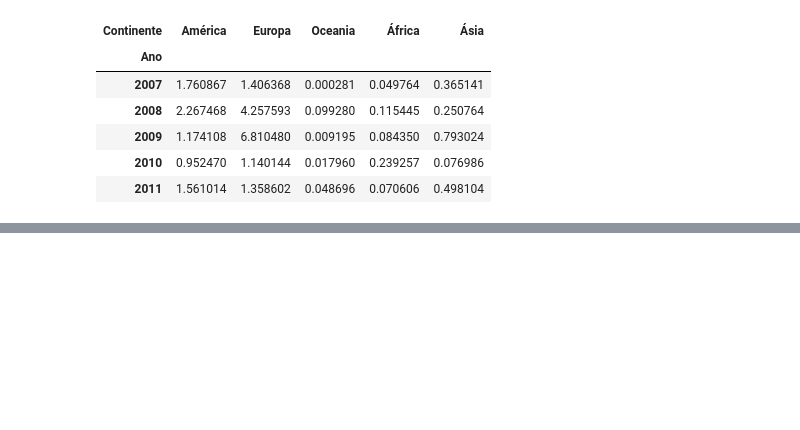
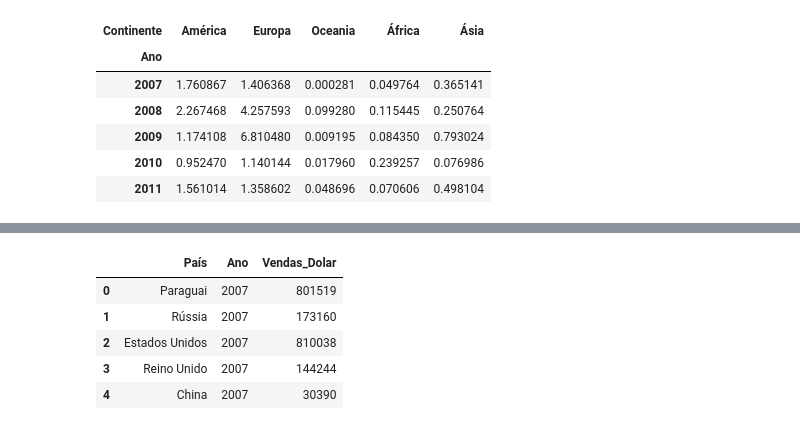
Before and after one commit to afonsosr2/techchallenge-grupo51, a Jupyter notebook: Desafio-vinhos.ipynb, the cells around one changed output, grey strips where cells are left out. Saved outputs shown, nothing was run; the diff lists cells and outputs as text; code cells hidden in the pictures; blank space fills up the shorter version.

```diff
--- a/Desafio-vinhos.ipynb
+++ b/Desafio-vinhos.ipynb
@@ -259,0 +278,10 @@ fig.show()
+# %%
+dados_dolar_anual_paises = dados_dolar_anual_paises.melt(id_vars = "País", value_vars=dados_dolar_anual_paises.columns[1:16], var_name="Ano", value_name="Vendas_Dolar")
+dados_dolar_anual_paises.head()
+# %% [output]
+|  | País | Ano | Vendas_Dolar |
+| 0 | Paraguai | 2007 | 801519 |
+| 1 | Rússia | 2007 | 173160 |
+| 2 | Estados Unidos | 2007 | 810038 |
+| 3 | Reino Unido | 2007 | 144244 |
+| 4 | China | 2007 | 30390 |
```
Also changed, not shown: parts of 6 cells of this notebook.
